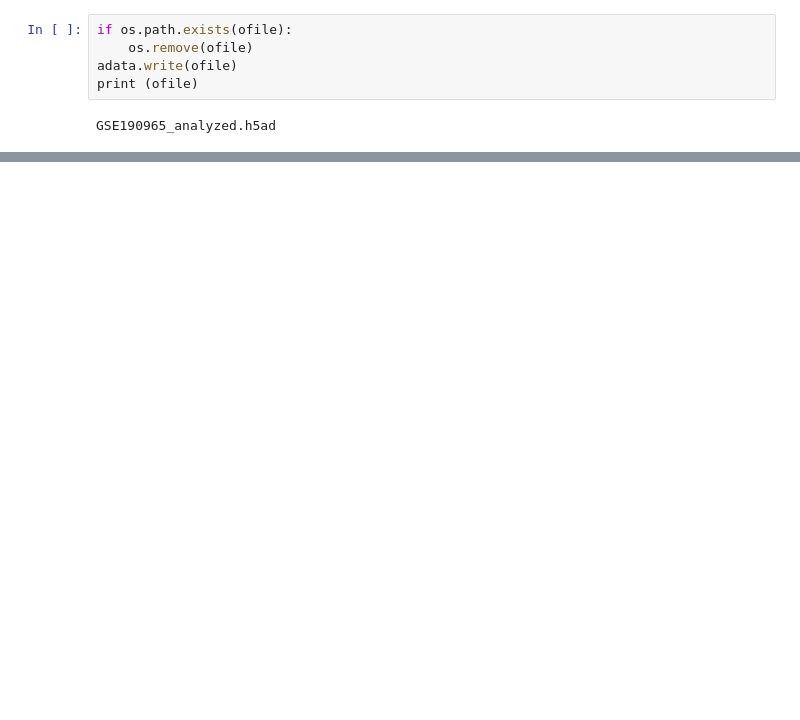
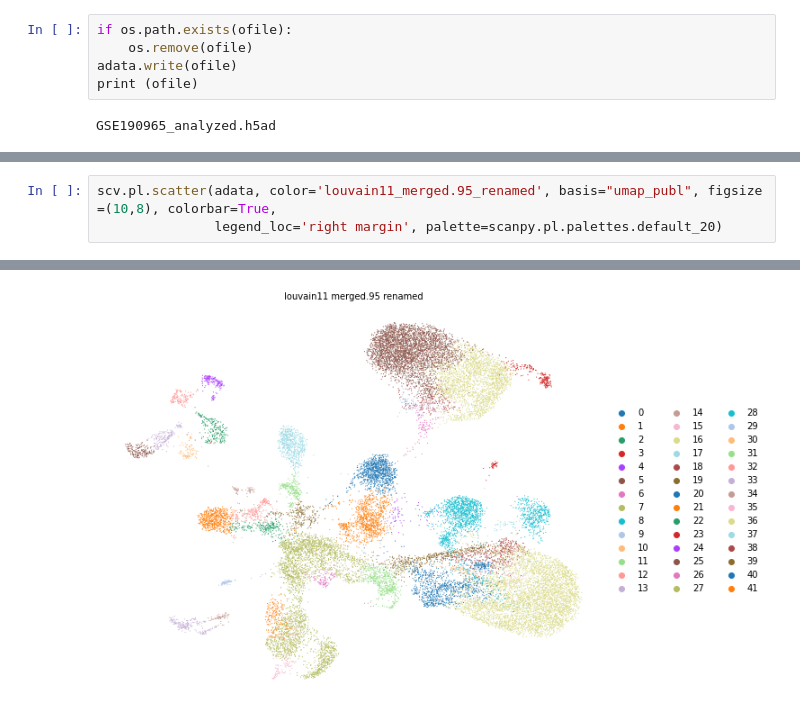
Before and after one commit to Hongzhe2022/MSC_BM_scripts, a Jupyter notebook: scripts/Load_GEO_data_analyze_it.ipynb, the cells around one changed output, grey strips where cells are left out. Cells and saved outputs as stored; diff of their text form; blank space fills up the shorter version.

```diff
--- a/scripts/Load_GEO_data_analyze_it.ipynb
+++ b/scripts/Load_GEO_data_analyze_it.ipynb
@@ -212,0 +253,4 @@ GSE190965_analyzed.h5ad
+# %%
+scv.pl.scatter(adata, color='louvain11_merged.95_renamed', basis="umap_publ", figsize =(10,8), colorbar=True,
+               legend_loc='right margin', palette=scanpy.pl.palettes.default_20)
+# %% [output]
@@ -212,0 +258 @@ GSE190965_analyzed.h5ad
+[figure, added]
```
Also changed, not shown: parts of 13 cells of this notebook, 1 other file.
